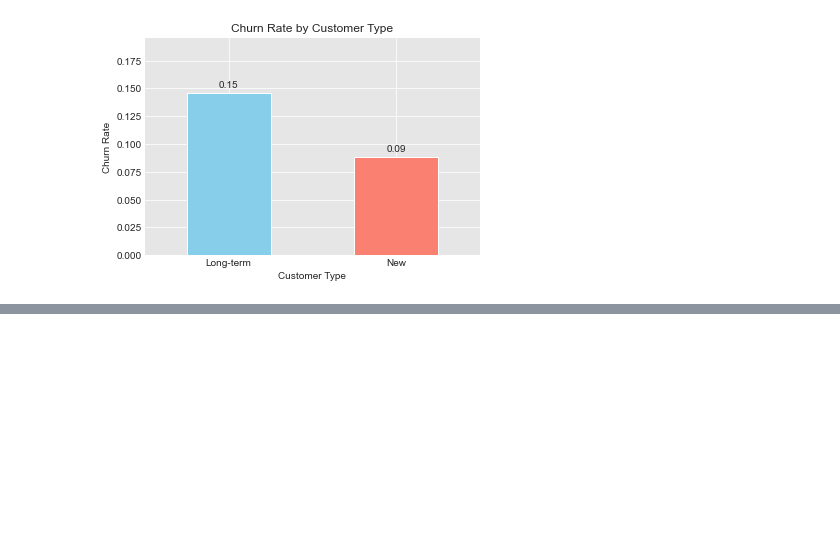
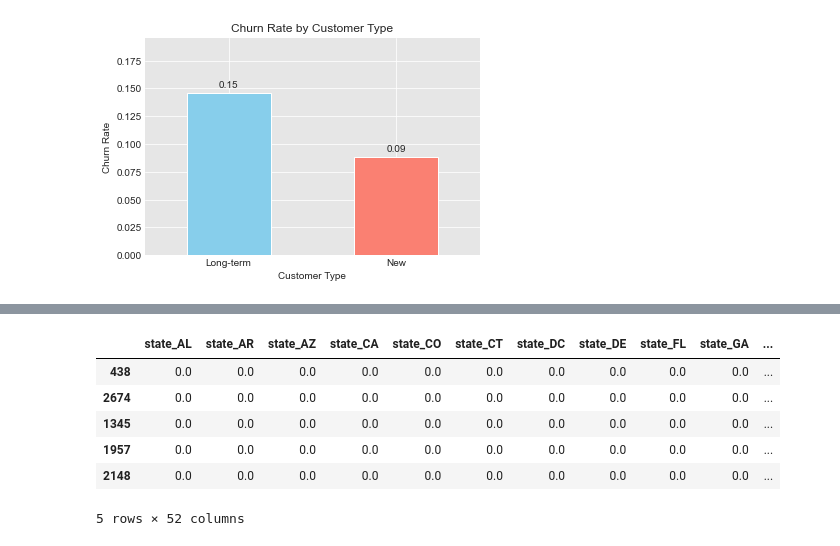
Before and after one commit to Victor-Mufasa/Phase-3-Project, a Jupyter notebook: student.ipynb, the cells around one changed output, grey strips where cells are left out. Saved outputs shown, nothing was run; the diff lists cells and outputs as text; code cells hidden in the pictures; blank space fills up the shorter version.

```diff
--- a/student.ipynb
+++ b/student.ipynb
@@ -203,0 +268,16 @@ for i, rate in enumerate(churn_rates):
+# %%
+# Data types selection.
+X_test_cat=X_test.select_dtypes(exclude=['int64','float64']).copy()
+X_test_num=X_test.select_dtypes(include=['int64','float64']).copy()
+# %%
+# one hot encoding.
+X_test_ohe=pd.DataFrame(ohe.transform(X_test_cat), index=X_test_cat.index, columns=column_names)
+X_test_ohe.head()
+# %% [output]
+|  | state_AL | state_AR | state_AZ | state_CA | state_CO | state_CT | state_DC | state_DE | state_FL | state_GA | ... |
+| 438 | 0.0 | 0.0 | 0.0 | 0.0 | 0.0 | 0.0 | 0.0 | 0.0 | 0.0 | 0.0 | ... |
+| 2674 | 0.0 | 0.0 | 0.0 | 0.0 | 0.0 | 0.0 | 0.0 | 0.0 | 0.0 | 0.0 | ... |
+| 1345 | 0.0 | 0.0 | 0.0 | 0.0 | 0.0 | 0.0 | 0.0 | 0.0 | 0.0 | 0.0 | ... |
+| 1957 | 0.0 | 0.0 | 0.0 | 0.0 | 0.0 | 0.0 | 0.0 | 0.0 | 0.0 | 0.0 | ... |
+| 2148 | 0.0 | 0.0 | 0.0 | 0.0 | 0.0 | 0.0 | 0.0 | 0.0 | 0.0 | 0.0 | ... |
+5 rows × 52 columns
```
Also changed, not shown: parts of 20 cells of this notebook.
